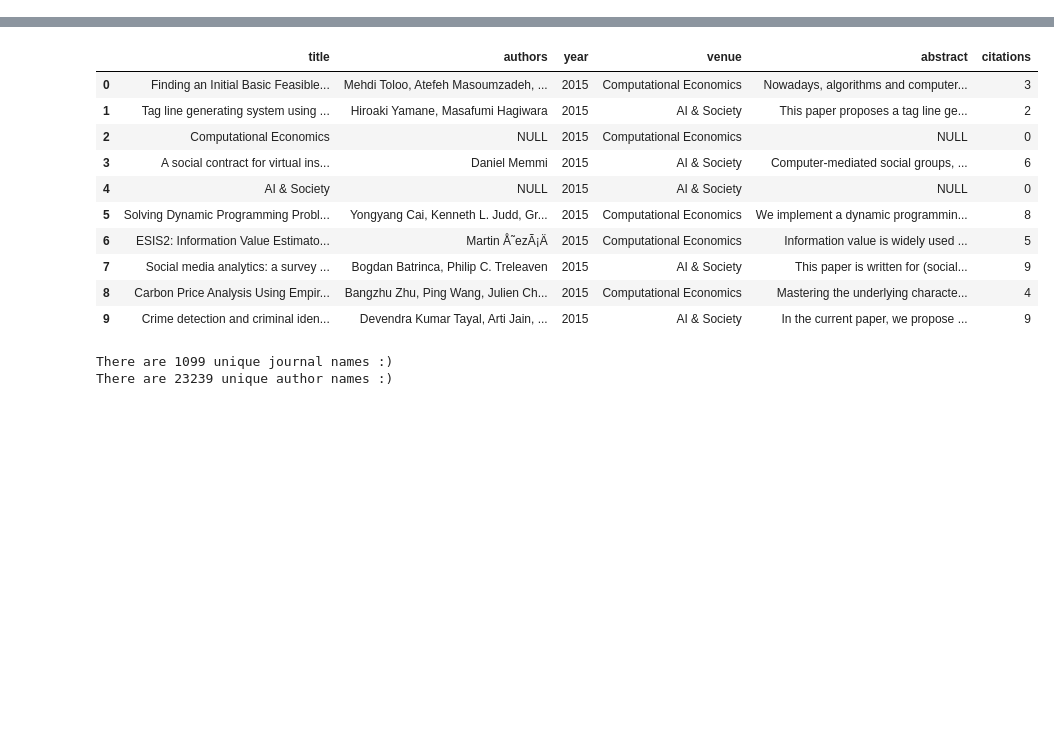
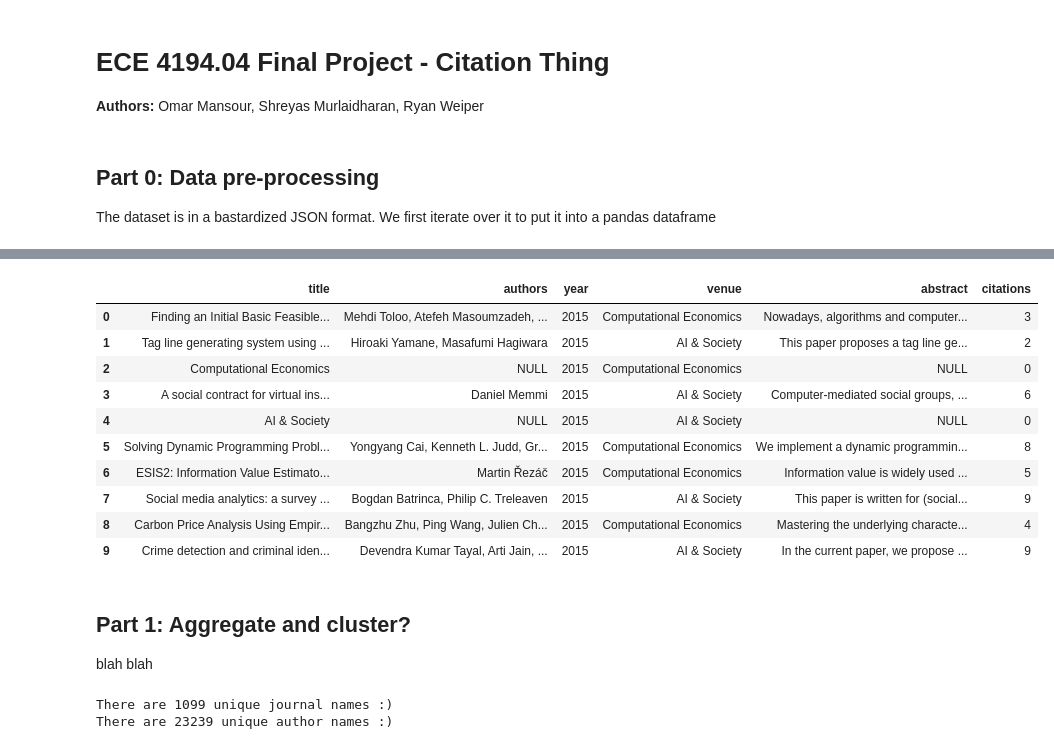
Before and after one commit to ryanweiper/4194final, a Jupyter notebook: MLProject_Omar.ipynb, the cells around one changed output, grey strips where cells are left out. Drawn from its saved outputs; the diff is of its cells as text; code cells hidden in the pictures; blank space fills up the shorter version.

```diff
--- a/MLProject_Omar.ipynb
+++ b/MLProject_Omar.ipynb
@@ -1,19 +1,19 @@
+# %% [markdown]
+# ECE 4194.04 Final Project - Citation Thing
+  __Authors:__  Omar Mansour, Shreyas Murlaidharan, Ryan Weiper
+# %% [markdown]
+## Part 0: Data pre-processing
+
+The dataset is in a bastardized JSON format. We first iterate over it to put it into a pandas dataframe
 # %%
-# Goal: figure out what topics received the most citations in a given year
 import pandas as pd
 import numpy as np
 
 # Open the data
-#data_str = open('acm1st10000.txt').read()     # small data
-#data_str = open('acm.txt',errors="ignore").read()  # BIG DATA  shreyas
-data_str = open('data/acm.v9/acm.txt',errors="ignore").read()  # BIG DATA  omar
+#data_str = open('acm1st10000.txt',errors="ignore").read()     # small data
+data_str = open('data/acm.v9/acm.txt',encoding="utf8").read()  # full dataset
 
-data_list = data_str.splitlines()
-
-print(data_list[3])
-print(len(data_list))
-print(data_list[3][2:])
-print()
+data_list = data_str.splitlines() # split by line breaks
 
 # Create the dataframe
     # title: (string -- should be bag of words vector)
@@ -25,11 +25,6 @@ print()
     # abstract: (string -- should be bag of words vector ?)
 names = ['title', 'authors', 'year', 'venue', 'abstract','citations']
 
-
-#note that we are ignoring ref
-empty_row = pd.DataFrame(columns=names)
-df = pd.DataFrame(columns=names)
-
 title = "NULL"
 authors = "NULL"
 year = "NULL"
@@ -38,42 +33,32 @@ index = 0
 abstract = "NULL"
 citations = 0
 
-
-not1986 = 0
-
-dflist = []
+df_list = []
 
 for i in range(len(data_list)):
-    if(i%10**6 == 0):
+    if(i%10**6 == 0):  # progress update
         print(i)
     prefix = data_list[i][0:2]
-    if prefix == "#*":
+    if prefix == "#*": # title
         title = data_list[i][2:]
         continue
-    if prefix == "#@":
+    if prefix == "#@": #author list
         authors = data_list[i][2:]
         continue
-    if prefix == "#t":
+    if prefix == "#t": # year
         year = data_list[i][2:]
         continue
-    if prefix == "#c":
+    if prefix == "#c": #journal
         venue = data_list[i][2:]
         continue
-    if prefix == "#!":
+    if prefix == "#!": #abstract
         abstract = data_list[i][2:]
-    if prefix == "#%":
+    if prefix == "#%": #paper citation
         citations += 1
     if data_list[i] == "": #check for the empty string (new article)
         if year == "2015":
+            df_list.append([title, authors, year, venue, abstract,citations])
             # print(index,citations) #debug
-            dflist.append([title, authors, year, venue, abstract,citations])
-#             df = df.append(empty_row)
-
-#             df.at[index,'title'] = title
-#             df.at[index,'authors'] = authors
-#             df.at[index,'year'] = year
-#             df.at[index,'venue'] = venue
-#             df.at[index,'abstract'] = abstract
             title = "NULL"
             authors = "NULL"
             year = "NULL"
@@ -85,8 +70,10 @@ for i in range(len(data_list)):
 
 print("Done")
 
-df = pd.DataFrame.from_records(dflist, columns=names)
+df = pd.DataFrame(columns=names)
+df = pd.DataFrame.from_records(df_list, columns=names)
 df.head(10)
+
 
 
 # T0-DO:
@@ -117,15 +104,19 @@ ndex1
 Done
 |  | title | authors | year | venue | abstract | citations |
 | 0 | Finding an Initial Basic Feasible... | Mehdi Toloo, Atefeh Masoumzadeh, ... | 2015 | Computational Economics | Nowadays, algorithms and computer... | 3 |
 | 1 | Tag line generating system using ... | Hiroaki Yamane, Masafumi Hagiwara | 2015 | AI & Society | This paper proposes a tag line ge... | 2 |
 | 2 | Computational Economics | NULL | 2015 | Computational Economics | NULL | 0 |
 | 3 | A social contract for virtual ins... | Daniel Memmi | 2015 | AI & Society | Computer-mediated social groups, ... | 6 |
 | 4 | AI & Society | NULL | 2015 | AI & Society | NULL | 0 |
 | 5 | Solving Dynamic Programming Probl... | Yongyang Cai, Kenneth L. Judd, Gr... | 2015 | Computational Economics | We implement a dynamic programmin... | 8 |
-| 6 | ESIS2: Information Value Estimato... | Martin Å˜ezÃ¡Ä | 2015 | Computational Economics | Information value is widely used ... | 5 |
+| 6 | ESIS2: Information Value Estimato... | Martin Řezáč | 2015 | Computational Economics | Information value is widely used ... | 5 |
 | 7 | Social media analytics: a survey ... | Bogdan Batrinca, Philip C. Treleaven | 2015 | AI & Society | This paper is written for (social... | 9 |
 | 8 | Carbon Price Analysis Using Empir... | Bangzhu Zhu, Ping Wang, Julien Ch... | 2015 | Computational Economics | Mastering the underlying characte... | 4 |
 | 9 | Crime detection and criminal iden... | Devendra Kumar Tayal, Arti Jain, ... | 2015 | AI & Society | In the current paper, we propose ... | 9 |
+# %% [markdown]
+## Part 1: Aggregate and cluster?
+
+blah blah
 # %%
 #print(df.head(5))
 #print(newdf)
```
Also changed, not shown: parts of 6 cells of this notebook.
